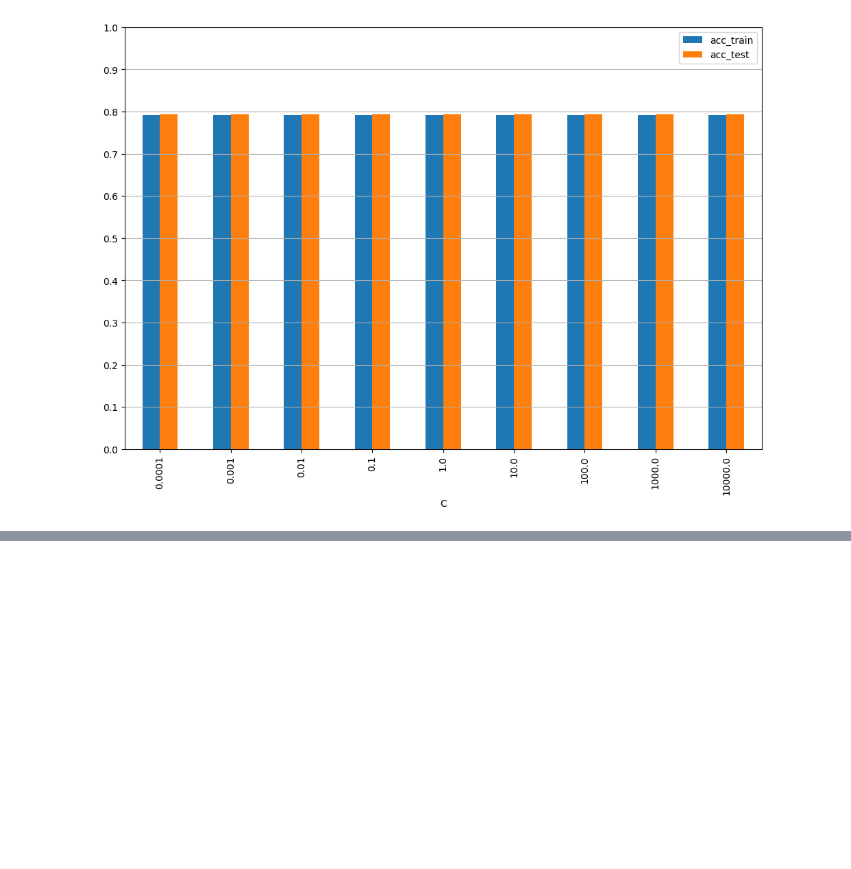
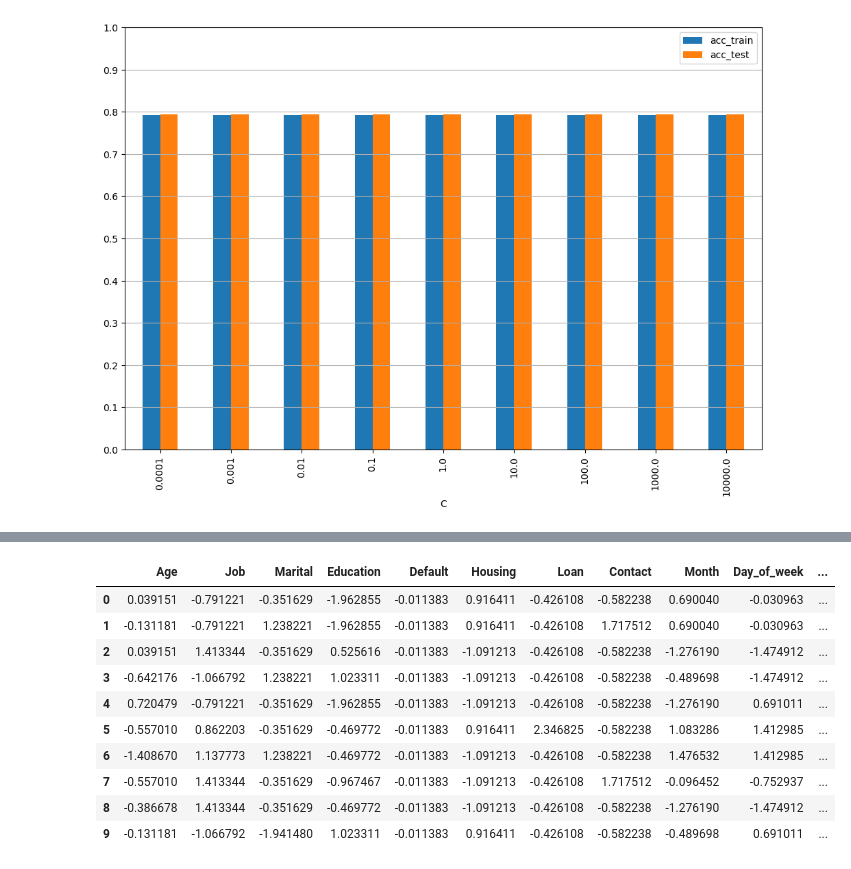
Before and after one commit to Ahmed8042/DataScience, a Jupyter notebook: Bank Marketing.ipynb, the cells around one changed output, grey strips where cells are left out. Saved outputs shown, nothing was run; the diff lists cells and outputs as text; code cells hidden in the pictures; blank space fills up the shorter version.

```diff
--- a/Bank Marketing.ipynb
+++ b/Bank Marketing.ipynb
@@ -848,0 +859,14 @@ plt.savefig('ConfusionMatrix.png')
+# %%
+df_feat.head(10)
+# %% [output]
+|  | Age | Job | Marital | Education | Default | Housing | Loan | Contact | Month | Day_of_week | ... |
+| 0 | 0.039151 | -0.791221 | -0.351629 | -1.962855 | -0.011383 | 0.916411 | -0.426108 | -0.582238 | 0.690040 | -0.030963 | ... |
+| 1 | -0.131181 | -0.791221 | 1.238221 | -1.962855 | -0.011383 | 0.916411 | -0.426108 | 1.717512 | 0.690040 | -0.030963 | ... |
+| 2 | 0.039151 | 1.413344 | -0.351629 | 0.525616 | -0.011383 | -1.091213 | -0.426108 | -0.582238 | -1.276190 | -1.474912 | ... |
+| 3 | -0.642176 | -1.066792 | 1.238221 | 1.023311 | -0.011383 | -1.091213 | -0.426108 | -0.582238 | -0.489698 | -1.474912 | ... |
+| 4 | 0.720479 | -0.791221 | -0.351629 | -1.962855 | -0.011383 | -1.091213 | -0.426108 | -0.582238 | -1.276190 | 0.691011 | ... |
+| 5 | -0.557010 | 0.862203 | -0.351629 | -0.469772 | -0.011383 | 0.916411 | 2.346825 | -0.582238 | 1.083286 | 1.412985 | ... |
+| 6 | -1.408670 | 1.137773 | 1.238221 | -0.469772 | -0.011383 | -1.091213 | -0.426108 | -0.582238 | 1.476532 | 1.412985 | ... |
+| 7 | -0.557010 | 1.413344 | -0.351629 | -0.967467 | -0.011383 | -1.091213 | -0.426108 | 1.717512 | -0.096452 | -0.752937 | ... |
+| 8 | -0.386678 | 1.413344 | -0.351629 | -0.469772 | -0.011383 | -1.091213 | -0.426108 | -0.582238 | -1.276190 | -1.474912 | ... |
+| 9 | -0.131181 | -1.066792 | -1.941480 | 1.023311 | -0.011383 | 0.916411 | -0.426108 | -0.582238 | -0.489698 | 0.691011 | ... |
```
Also changed, not shown: parts of 21 cells of this notebook, 1 other file.
